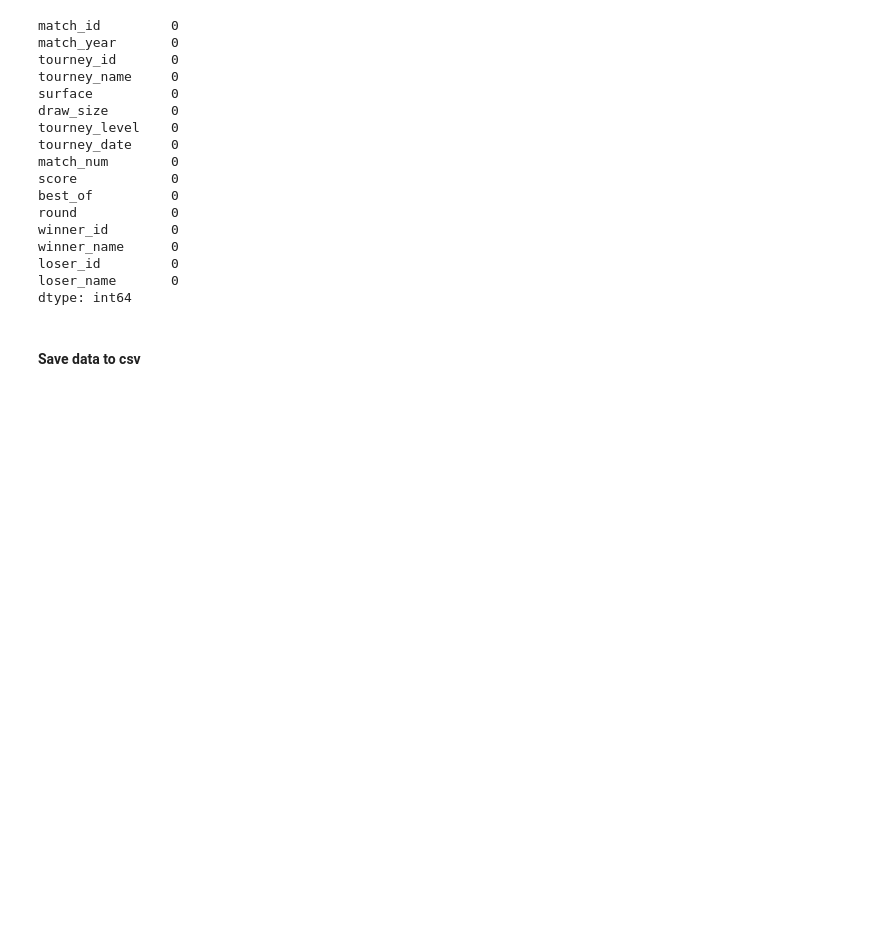
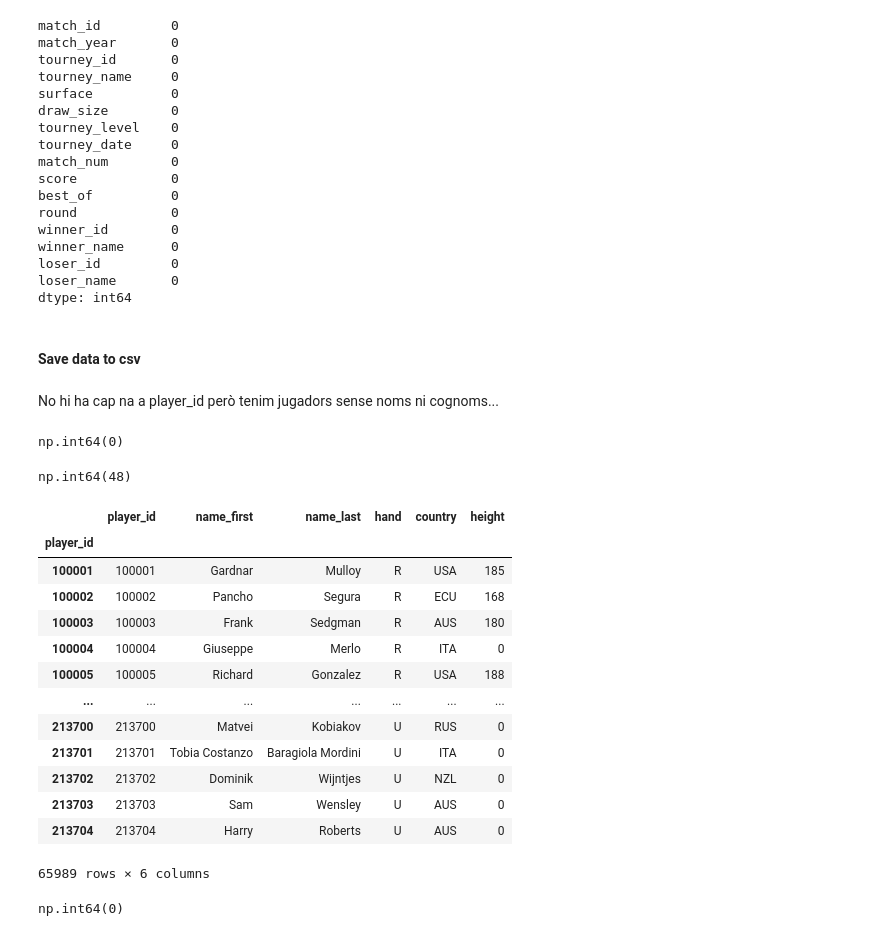
Before and after one commit to GerardFrigola/tfg-elo-rating-main, a Jupyter notebook: preprocess/preprocess_atp.ipynb, the cells around one changed output. Cells and saved outputs as stored; diff of their text form; code cells hidden in the pictures; blank space fills up the shorter version.

```diff
--- a/preprocess/preprocess_atp.ipynb
+++ b/preprocess/preprocess_atp.ipynb
@@ -166,0 +170,58 @@ clean_data.to_csv('../web/web_data/all_data.csv')
+# %%
+players = pd.read_csv('../data/atp_players.csv')
+# %% [markdown]
+No hi ha cap na a player_id però tenim jugadors sense noms ni cognoms...
+# %%
+players['player_id'].isna().sum()
+# %% [output]
+np.int64(0)
+# %%
+players[['name_first', 'name_last']].isna().all(axis=1).sum()
+# %% [output]
+np.int64(48)
+# %%
+def clean_players(players):
+
+    # Faig drop na de player_id però no n'hi ha cap.
+    player_id = players['player_id'].astype(int).dropna().rename('player_id')
+
+    name_first = players['name_first'].astype(str).rename('name_first').fillna('Desconegut')
+
+    name_last = players['name_last'].astype(str).rename('name_last').fillna('Desconegudez')
+
+    hand = players['hand'].astype(str).rename('hand').fillna('U')
+
+    country = players['ioc'].astype(str).rename('country').fillna('UNK')
+
+    height = players['height'].fillna(0).astype(int).rename('height')
+
+    clean_players = pd.concat(
+        [player_id,
+        name_first,
+        name_last,
+        hand,
+        country,
+        height],
+        axis=1
+    ).set_index(player_id)
+
+    return clean_players
+# %%
+clean_players = clean_players(players)
+# %%
+clean_players
+# %% [output]
+|  | player_id | name_first | name_last | hand | country | height |
+| player_id |  |  |  |  |  |  |
+| 100001 | 100001 | Gardnar | Mulloy | R | USA | 185 |
+| 100002 | 100002 | Pancho | Segura | R | ECU | 168 |
+| 100003 | 100003 | Frank | Sedgman | R | AUS | 180 |
+| 100004 | 100004 | Giuseppe | Merlo | R | ITA | 0 |
+| 100005 | 100005 | Richard | Gonzalez | R | USA | 188 |
+| ... | ... | ... | ... | ... | ... | ... |
+| 213700 | 213700 | Matvei | Kobiakov | U | RUS | 0 |
+| 213701 | 213701 | Tobia Costanzo | Baragiola Mordini | U | ITA | 0 |
+| 213702 | 213702 | Dominik | Wijntjes | U | NZL | 0 |
+| 213703 | 213703 | Sam | Wensley | U | AUS | 0 |
+| 213704 | 213704 | Harry | Roberts | U | AUS | 0 |
+65989 rows × 6 columns
@@ -166,0 +230,4 @@ clean_data.to_csv('../web/web_data/all_data.csv')
+# %%
+clean_players.isna().sum().sum()
+# %% [output]
+np.int64(0)
```
Also changed, not shown: parts of 3 cells of this notebook, 7 other files.
